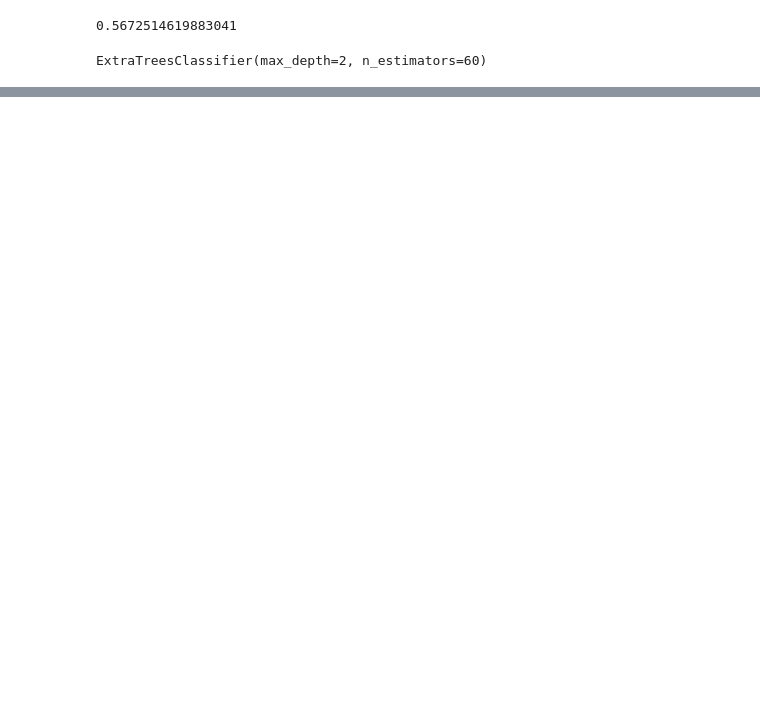
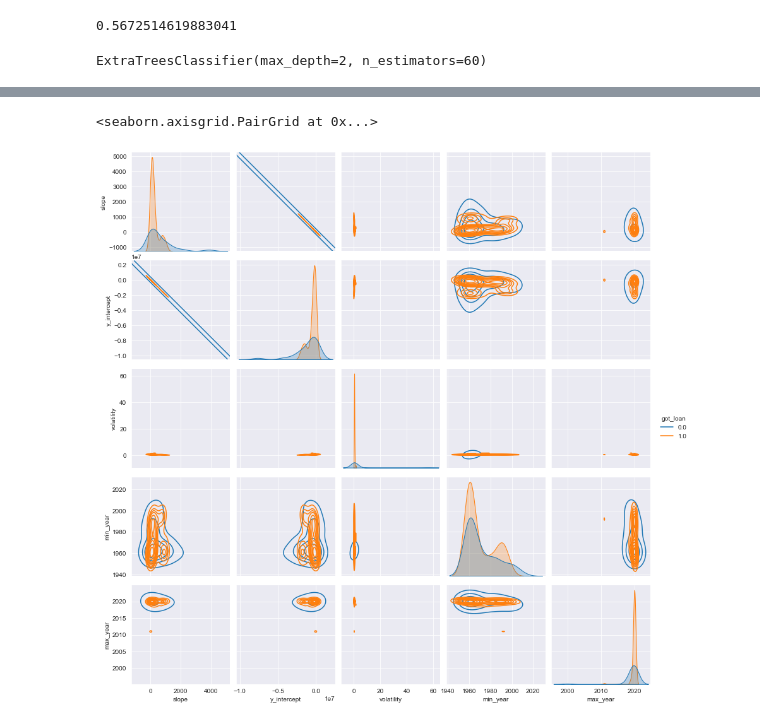
Before and after one commit to DoctorBomb/Qarik-Team-Bear, a Jupyter notebook: gdp_analysis/gdp_model_prediction.ipynb, the cells around one changed output, grey strips where cells are left out. Saved outputs shown, nothing was run; the diff lists cells and outputs as text; code cells hidden in the pictures; blank space fills up the shorter version.

```diff
--- a/gdp_analysis/gdp_model_prediction.ipynb
+++ b/gdp_analysis/gdp_model_prediction.ipynb
@@ -105,0 +127,10 @@ array([0.64375   , 0.64791667])
+# %%
+import seaborn as sns
+
+sns.set_style("darkgrid")
+# %%
+sns.pairplot(gdp_df, vars = ['slope', 'y_intercept', 'volatility', 'min_year', 'max_year'], hue = 'got_loan',
+            kind = 'kde')
+# %% [output]
+<seaborn.axisgrid.PairGrid at 0x...>
+[figure, added]
```
Also changed, not shown: parts of 13 cells of this notebook, 1 other file.
